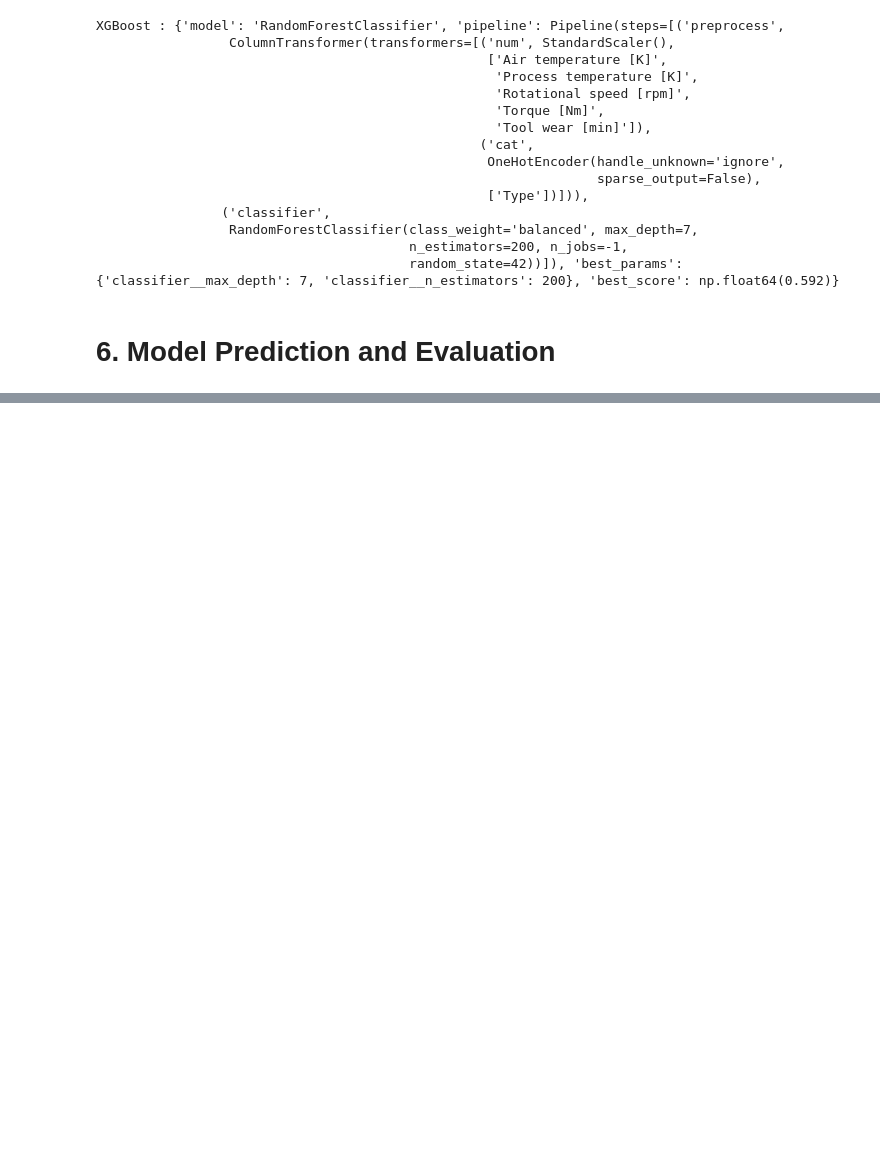
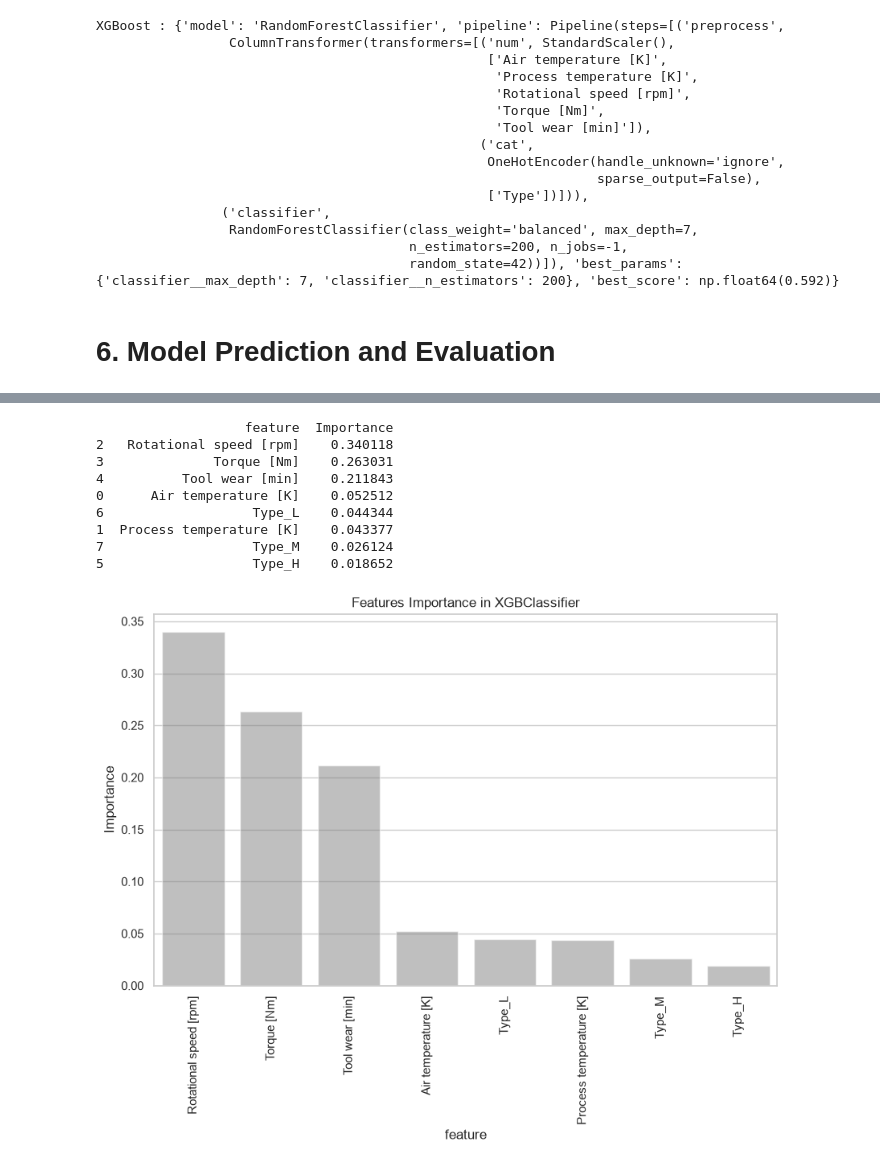
Before and after one commit to OctaviaMay/Machine-Failure-Prediction, a Jupyter notebook: notebooks/02_modeling_binary.ipynb, the cells around one changed output, grey strips where cells are left out. Drawn from its saved outputs; the diff is of its cells as text; code cells hidden in the pictures; blank space fills up the shorter version.

```diff
--- a/notebooks/02_modeling_binary.ipynb
+++ b/notebooks/02_modeling_binary.ipynb
@@ -239,0 +320,13 @@ XGBoost : {'model': 'RandomForestClassifier', 'pipeline': Pipeline(steps=[('prep
+# %%
+feature_importances_xgb  = get_feature_importance(pipeline = mdl_pipeline_xgb['pipeline'])
+# %% [output]
+                   feature  Importance
+2   Rotational speed [rpm]    0.340118
+3              Torque [Nm]    0.263031
+4          Tool wear [min]    0.211843
+0      Air temperature [K]    0.052512
+6                   Type_L    0.044344
+1  Process temperature [K]    0.043377
+7                   Type_M    0.026124
+5                   Type_H    0.018652
+[figure, added]
```
Also changed, not shown: parts of 15 cells of this notebook, 7 other files.
